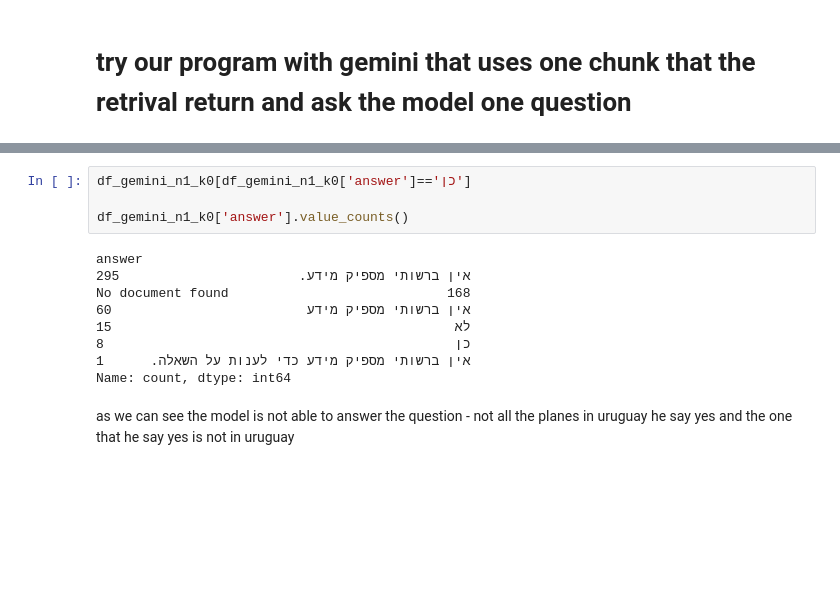
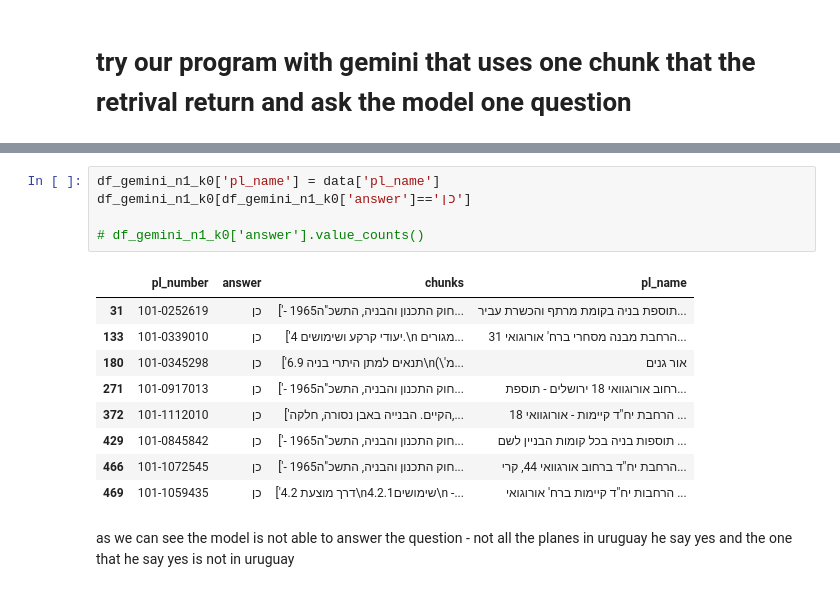
Before and after one commit to AdiBenTolila/UrbanGPT, a Jupyter notebook: rag.ipynb, the cells around one changed output, grey strips where cells are left out. Drawn from its saved outputs; the diff is of its cells as text; blank space fills up the shorter version.

```diff
--- a/rag.ipynb
+++ b/rag.ipynb
@@ -88,16 +70,18 @@ Retrying langchain_google_genai.chat_models._chat_with_retry.<locals>._chat_with
 # %%
+df_gemini_n1_k0['pl_name'] = data['pl_name']
 df_gemini_n1_k0[df_gemini_n1_k0['answer']=='כן']
 
-df_gemini_n1_k0['answer'].value_counts()
+# df_gemini_n1_k0['answer'].value_counts()
 # %% [output]
-answer
-אין ברשותי מספיק מידע.                       295
-No document found                            168
-אין ברשותי מספיק מידע                         60
-לא                                            15
-כן                                             8
-אין ברשותי מספיק מידע כדי לענות על השאלה.      1
-Name: count, dtype: int64
+|  | pl_number | answer | chunks | pl_name |
+| 31 | 101-0252619 | כן | ['- חוק התכנון והבניה, התשכ"ה1965... | תוספת בניה בקומת מרתף והכשרת עביר... |
+| 133 | 101-0339010 | כן | ['יעודי קרקע ושימושים 4.\n מגורים... | הרחבת מבנה מסחרי ברח' אורוגואי 31... |
+| 180 | 101-0345298 | כן | ['תנאים למתן היתרי בניה 6.9\n(\'מ... | אור גנים |
+| 271 | 101-0917013 | כן | ['- חוק התכנון והבניה, התשכ"ה1965... | רחוב אורוגוואי 18 ירושלים - תוספת... |
+| 372 | 101-1112010 | כן | ['הקיים. הבנייה באבן נסורה, חלקה,... | הרחבת יח"ד קיימות - אורוגוואי 18 ... |
+| 429 | 101-0845842 | כן | ['- חוק התכנון והבניה, התשכ"ה1965... | תוספות בניה בכל קומות הבניין לשם ... |
+| 466 | 101-1072545 | כן | ['- חוק התכנון והבניה, התשכ"ה1965... | הרחבת יח"ד ברחוב אורגוואי 44, קרי... |
+| 469 | 101-1059435 | כן | ['דרך מוצעת 4.2\nשימושים4.2.1\n -... | הרחבות יח"ד קיימות ברח' אורוגואי ... |
 # %% [markdown]
 as we can see the model is not able to answer the question - not all the planes in uruguay he say yes and the one that he say yes is not in uruguay
 # %% [markdown]
```
Also changed, not shown: parts of 15 cells of this notebook, 5 other files.
